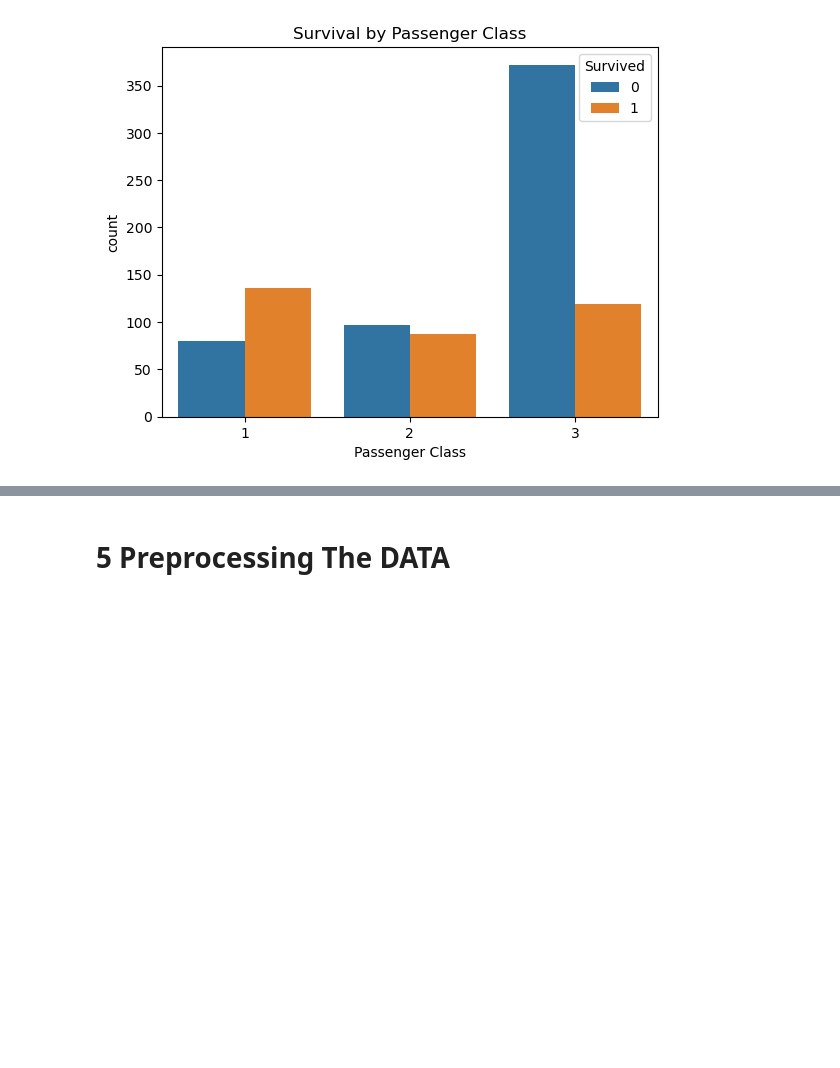
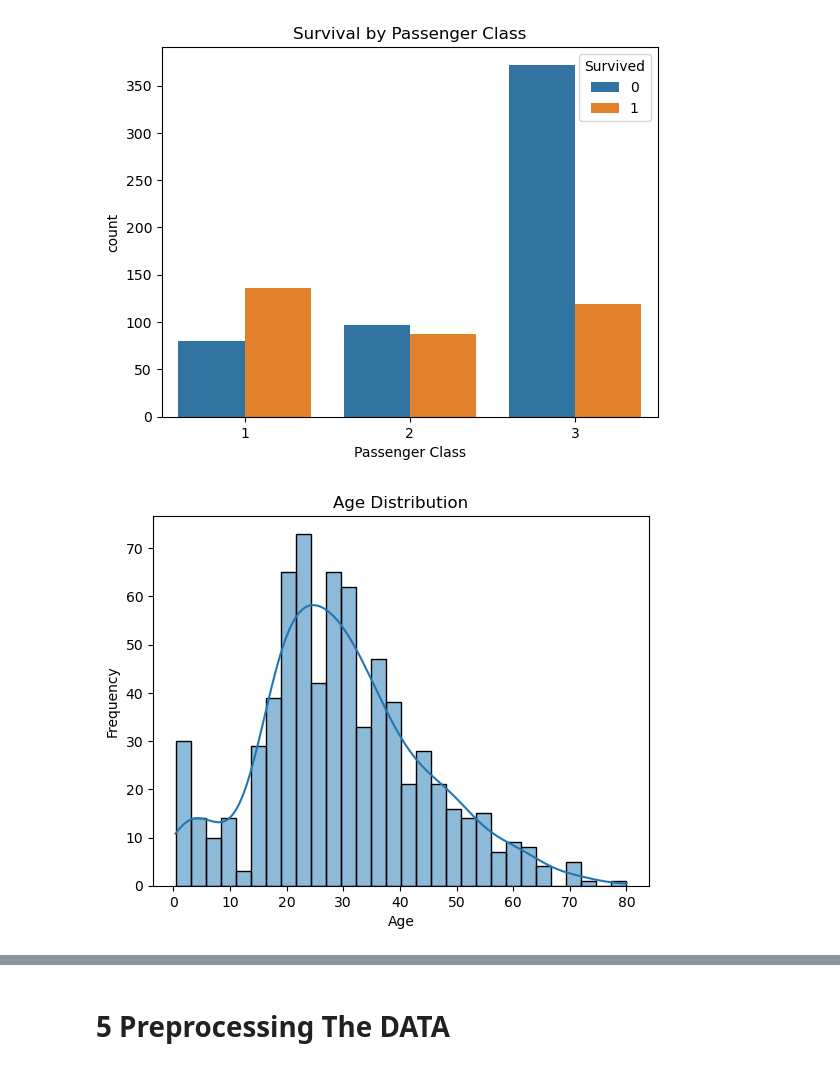
Before and after one commit to brianorina/class202505, a Jupyter notebook: Alumn_Youcef/Youcef PipeLine for Train.ipynb, the cells around one changed output, grey strips where cells are left out. Saved outputs shown, nothing was run; the diff lists cells and outputs as text; code cells hidden in the pictures; blank space fills up the shorter version.

```diff
--- a/Alumn_Youcef/Youcef PipeLine for Train.ipynb
+++ b/Alumn_Youcef/Youcef PipeLine for Train.ipynb
@@ -126,4 +128,13 @@ plt.xlabel('Passenger Class')
 plt.show()
 # %% [output]
 [figure]
+# %%
+# Age distribution
+sns.histplot(df_train['Age'].dropna(), bins=30, kde=True)
+plt.title('Age Distribution')
+plt.xlabel('Age')
+plt.ylabel('Frequency')
+plt.show()
+# %% [output]
+[figure, added]
 # %%
```
Also changed, not shown: parts of 26 cells of this notebook.
